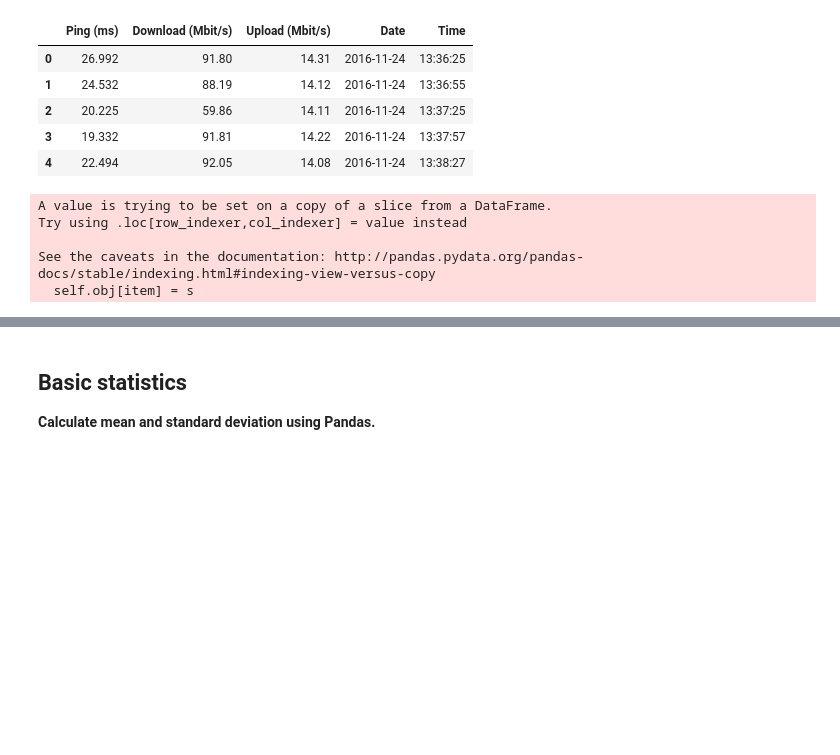
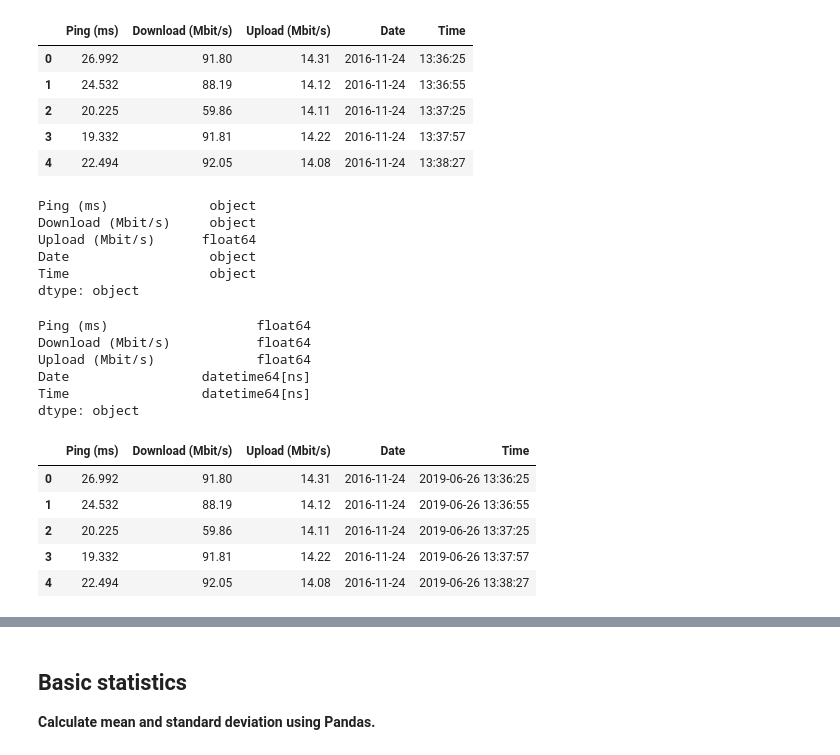
Before and after one commit to evgenursic/python_analitika, a Jupyter notebook: teden_08/08_teden_obdelava_podatkov_2_del_clean.ipynb, the cells around one changed output, grey strips where cells are left out. Cells and saved outputs as stored; diff of their text form; code cells hidden in the pictures; blank space fills up the shorter version.

```diff
--- a/teden_08/08_teden_obdelava_podatkov_2_del_clean.ipynb
+++ b/teden_08/08_teden_obdelava_podatkov_2_del_clean.ipynb
@@ -251,11 +266,12 @@ df_compact_clean.head()
 | 2 | 20.225 | 59.86 | 14.11 | 2016-11-24 | 13:37:25 |
 | 3 | 19.332 | 91.81 | 14.22 | 2016-11-24 | 13:37:57 |
 | 4 | 22.494 | 92.05 | 14.08 | 2016-11-24 | 13:38:27 |
-# %%
-df_compact_clean.loc[:, 'Ping (ms)'] = pd.to_numeric(df_compact_clean.loc[:, 'Ping (ms)'])
-# %% [output]
-A value is trying to be set on a copy of a slice from a DataFrame.
-Try using .loc[row_indexer,col_indexer] = value instead
-
-See the caveats in the documentation: http://pandas.pydata.org/pandas-docs/stable/indexing.html#indexing-view-versus-copy
-  self.obj[item] = s
+# %%
+df_compact_clean.dtypes
+# %% [output]
+Ping (ms)             object
+Download (Mbit/s)     object
+Upload (Mbit/s)      float64
+Date                  object
+Time                  object
+dtype: object
@@ -262 +284,19 @@ See the caveats in the documentation: http://pandas.pydata.org/pandas-docs/stabl
+# %%
+df_compact_clean.dtypes
+# %% [output]
+Ping (ms)                   float64
+Download (Mbit/s)           float64
+Upload (Mbit/s)             float64
+Date                 datetime64[ns]
+Time                 datetime64[ns]
+dtype: object
+# %%
+df_compact_clean.head()
+# %% [output]
+|  | Ping (ms) | Download (Mbit/s) | Upload (Mbit/s) | Date | Time |
+| 0 | 26.992 | 91.80 | 14.31 | 2016-11-24 | 2019-06-26 13:36:25 |
+| 1 | 24.532 | 88.19 | 14.12 | 2016-11-24 | 2019-06-26 13:36:55 |
+| 2 | 20.225 | 59.86 | 14.11 | 2016-11-24 | 2019-06-26 13:37:25 |
+| 3 | 19.332 | 91.81 | 14.22 | 2016-11-24 | 2019-06-26 13:37:57 |
+| 4 | 22.494 | 92.05 | 14.08 | 2016-11-24 | 2019-06-26 13:38:27 |
 # %%
```
Also changed, not shown: parts of 25 cells of this notebook.
